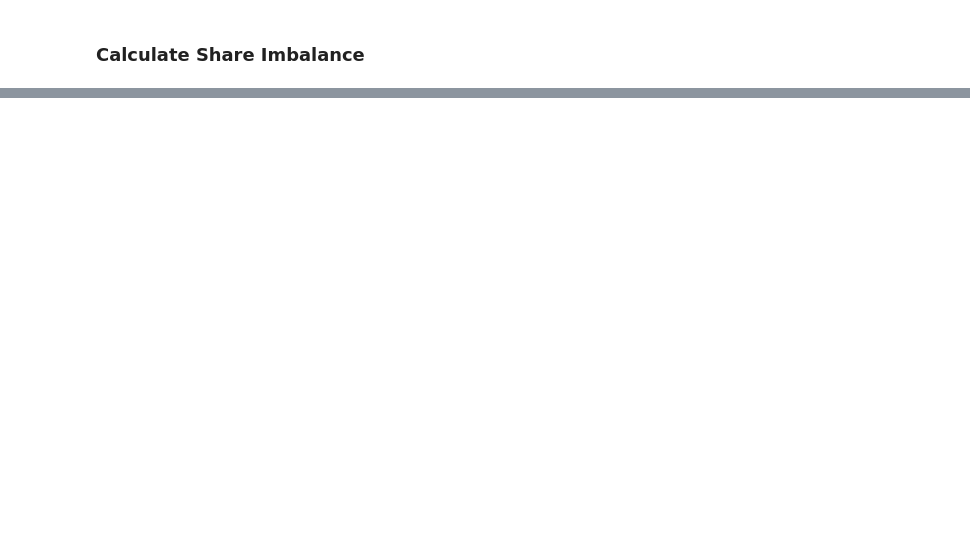
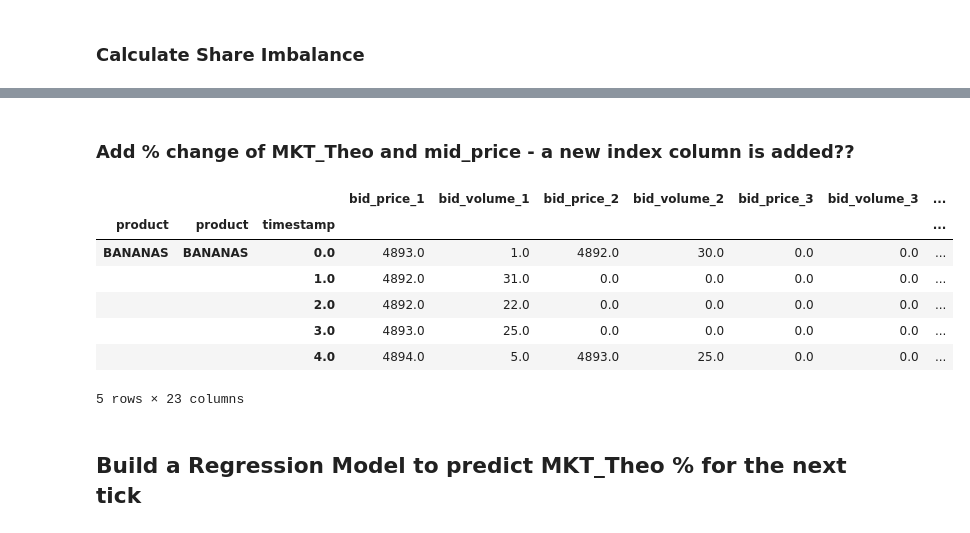
Before and after one commit to pdevarak/Prosperity, a Jupyter notebook: imc_strategy.ipynb, the cells around one changed output, grey strips where cells are left out. Drawn from its saved outputs; the diff is of its cells as text; code cells hidden in the pictures; blank space fills up the shorter version.

```diff
--- a/imc_strategy.ipynb
+++ b/imc_strategy.ipynb
@@ -340,7 +419,7 @@ def calc_abs_volume(df, quantity_alpha = 0.5):
     """
     Apply Exponential smoothing with an alpha to the absolute value of the volume
     """
-    df['quantity_smth'] = df['quantity'].abs().ewm(alpha=quantity_alpha, ignore_na=True).mean()
+    df['quantity_smth'] = df['quantity_adj'].abs().ewm(alpha=quantity_alpha, ignore_na=True).mean()
     df['quantity_smth'].fillna(0, inplace=True)
 
     return df
@@ -390,7 +485,17 @@ def calc_trade_flow(df, quantity_alpha = 0.5):
     """
     Apply Exponential smoothing with an alpha to the volume itself
     """
-    df['trade_flow'] = df['quantity'].ewm(alpha=quantity_alpha, ignore_na=True).mean()
+    df['trade_flow'] = df['quantity_adj'].ewm(alpha=quantity_alpha, ignore_na=True).mean()
     df['trade_flow'].fillna(0, inplace=True)
 
     return df
+# %%
+# Group by the first level of the multi-index (assuming product is the first level)
+grouped = trades.groupby(level=0)
+
+# Apply calc_trade_flow function to each group
+smoothed_groups = [calc_trade_flow(group) for _, group in grouped]
+
+# Concatenate the smoothed groups back into a single DataFrame
+smoothed_trades = pd.concat(smoothed_groups)
+trades = smoothed_trades
@@ -435,0 +581,28 @@ quotes
+# %% [markdown]
+### Add % change of MKT_Theo and mid_price - a new index column is added??
+# %%
+# Define a function to shift columns and remove the final row of each subgroup
+
+def shift_and_remove_last(group):
+    group['MKT_Theo_%_lead1'] = group['MKT_Theo_%'].shift(-1)
+    group['mid_price_%_lead1'] = group['mid_price_%'].shift(-1)
+    return group.iloc[:-1]  # Remove the final row of each subgroup
+
+quotes['MKT_Theo_%'] = quotes['MKT_Theo'].pct_change()
+quotes['mid_price_%'] = quotes['mid_price'].pct_change()
+
+# Apply the function to each subgroup defined by the MultiIndex
+quotes = quotes.groupby(level=0).apply(shift_and_remove_last)
+
+quotes.head()
+# %% [output]
+|  |  |  | bid_price_1 | bid_volume_1 | bid_price_2 | bid_volume_2 | bid_price_3 | bid_volume_3 | ... |
+| product | product | timestamp |  |  |  |  |  |  | ... |
+| BANANAS | BANANAS | 0.0 | 4893.0 | 1.0 | 4892.0 | 30.0 | 0.0 | 0.0 | ... |
+|  |  | 1.0 | 4892.0 | 31.0 | 0.0 | 0.0 | 0.0 | 0.0 | ... |
+|  |  | 2.0 | 4892.0 | 22.0 | 0.0 | 0.0 | 0.0 | 0.0 | ... |
+|  |  | 3.0 | 4893.0 | 25.0 | 0.0 | 0.0 | 0.0 | 0.0 | ... |
+|  |  | 4.0 | 4894.0 | 5.0 | 4893.0 | 25.0 | 0.0 | 0.0 | ... |
+5 rows × 23 columns
+# %% [markdown]
+## Build a Regression Model to predict MKT_Theo % for the next tick
```
Also changed, not shown: parts of 37 cells of this notebook, 4 other files.
